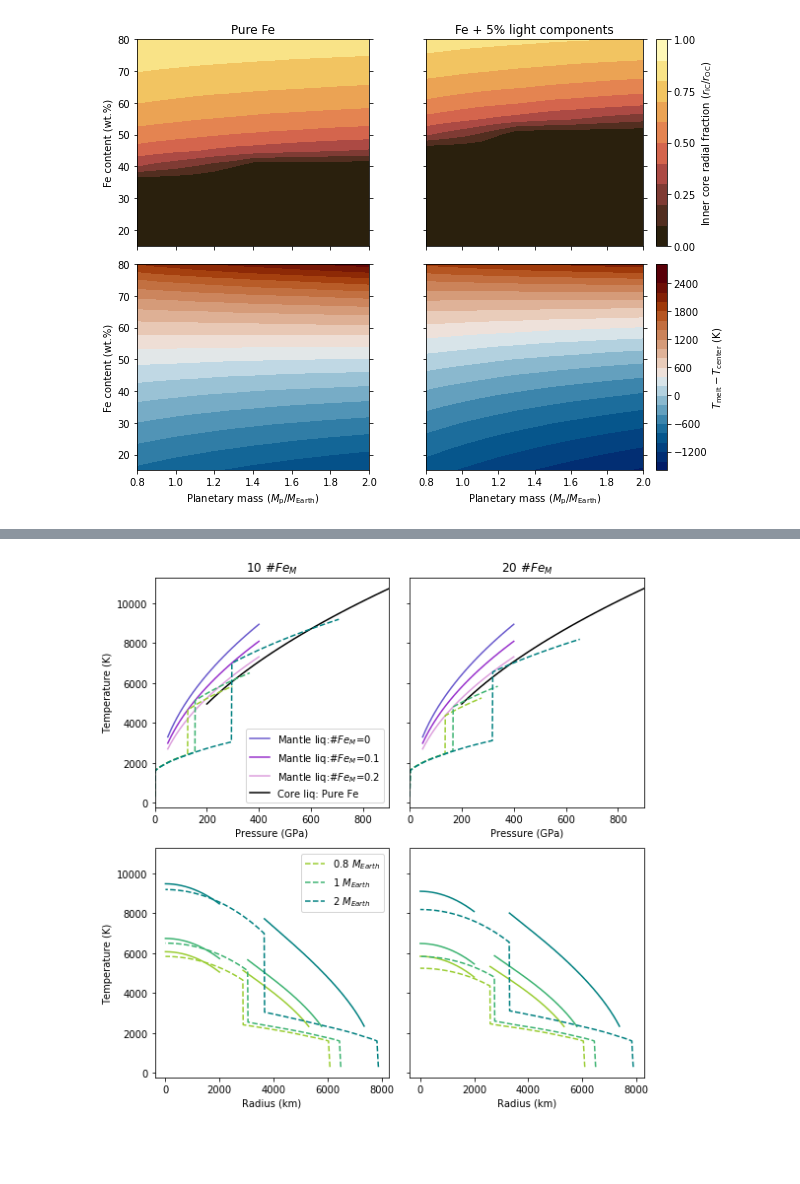
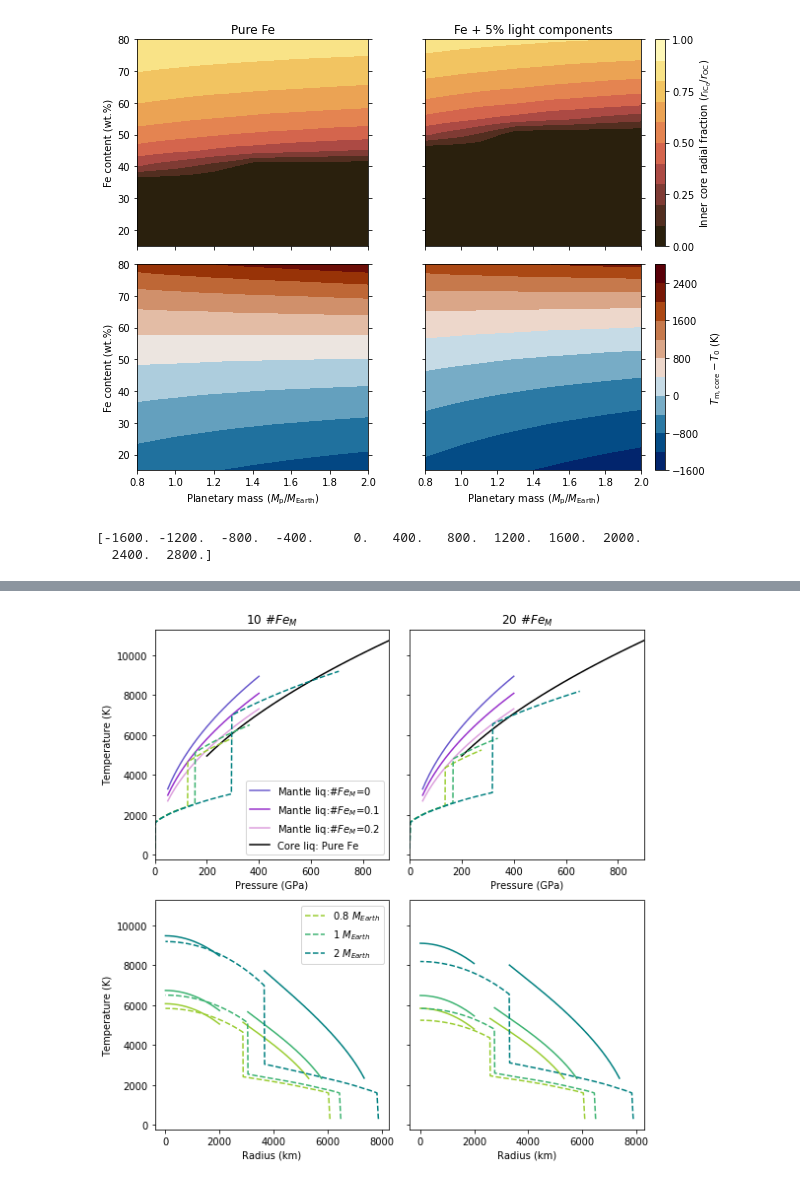
Before and after one commit to irenebonati/exo-cores, a Jupyter notebook: Plots_paper.ipynb, the cells around one changed output, grey strips where cells are left out. Drawn from its saved outputs; the diff is of its cells as text; code cells hidden in the pictures; blank space fills up the shorter version.

```diff
--- a/Plots_paper.ipynb
+++ b/Plots_paper.ipynb
@@ -102,7 +102,7 @@ for i, mass in enumerate(Masses):
 fig, ax = plt.subplots(2, 2, figsize=[9,7],sharey=True,sharex=True)
 levels_rIC = np.linspace(0, 0.75, 20)
 levels_rICf = np.linspace(0, 1, 11)
-levels_Tl = np.linspace(-1600, 2800, 23)
+levels_Tl = np.linspace(-1600, 2800, 12)
 
 sc = ax[0,0].contourf(M, F, (rIC)/r_CMB, levels_rICf, cmap = lajolla_r)
 ax[0,0].set_ylabel("Fe content (wt.%)")
@@ -124,14 +124,14 @@ ax[1,0].set_ylabel("Fe content (wt.%)")
 
 sc = ax[0,1].contourf(M, F, (rIC_005)/(r_CMB), levels_rICf, cmap = lajolla_r)
 cb  = fig.colorbar(sc, ax=ax[0,1], ticks=np.linspace(0, 1, 5))
-cb.set_label("Inner core radial fraction ($r_{\mathrm{IC}}/r_{\mathrm{OC}}$)")
+cb.set_label("Inner core radial fraction ($r_{\mathrm{IC_{0}}}/r_{\mathrm{OC}}$)")
 divider = make_axes_locatable(ax[0,1])
 ax[0,1].set_title("Fe + 5% light components")
 ax[0,1].yaxis.set_ticks_position('both')
 
 sc = ax[1,1].contourf(M, F, Tl_005-T_0, levels_Tl, cmap = vik,vmin=-1600,vmax=2500)
 cb  = fig.colorbar(sc, ax=ax[1,1])
-cb.set_label("$T_{\mathrm{melt}}-T_{\mathrm{center}}$ (K)")
+cb.set_label("$T_{\mathrm{m,core}}-T_{\mathrm{0}}$ (K)")
 ax[1,1].set_xlabel("Planetary mass ($M_{\mathrm{p}}/M_{\mathrm{Earth}}$)")
 ax[1,1].yaxis.set_ticks_position('both')
 
@@ -197,34 +197,41 @@ plt.savefig("Figures/R_IC.pdf")
 # sc = ax[1].contourf(M, F, r_CMB/1e3, 20, cmap = plt.cm.magma)
 # ax[1].set_xlabel("Planetary mass ($M_{p}/M_{Earth}$)")
 # ax[1].yaxis.set_ticks_position('both')
 # cb  = fig.colorbar(sc, ax=ax[1])
 # cb.set_label("Radius (km)")
 # ax[1].set_title("CMB")
 
 # sc = ax[2].contourf(M, F, rIC/1e3, 20, cmap = plt.cm.magma)
 # ax[2].set_title("ICB")
 # ax[2].set_xlabel("Planetary mass ($M_{p}/M_{Earth}$)")
 # ax[2].yaxis.set_ticks_position('both')
 # cb  = fig.colorbar(sc, ax=ax[2])
 # cb.set_label("Radius (km)")
 # plt.tight_layout()
 # plt.savefig("Figures/Radii_layers.pdf")
 
 # # ------------------------------------------------------------------------
 
 
 # fig, ax = plt.subplots(1, 1)
 # sc = ax.contourf(M, F, P_0, 20, cmap = plt.cm.magma)
 # ax.set_ylabel("Fe content (wt.%)")
 # cb  = fig.colorbar(sc)
 # cb.set_label("Pressure at the center (GPa)")
 # ax.yaxis.set_ticks_position('both')
 # ax.set_xlabel("Planetary mass ($M_{p}/M_{Earth}$)")
 # ax.yaxis.set_ticks_position('both')
 # plt.tight_layout()
 # plt.savefig("Figures/P0.pdf")
 # %% [output]
-[figure, old version]
+[figure, new version]
+# %%
+levels_Tl = np.linspace(-1600, 2800, 12)
+
+print (levels_Tl)
+# %% [output]
+[-1600. -1200.  -800.  -400.     0.   400.   800.  1200.  1600.  2000.
+  2400.  2800.]
 # %%
 M, F = np.meshgrid(Masses, Fe)
 T_CMB = np.zeros_like(M)
```
Also changed, not shown: parts of 2 cells of this notebook, 4 other files.
